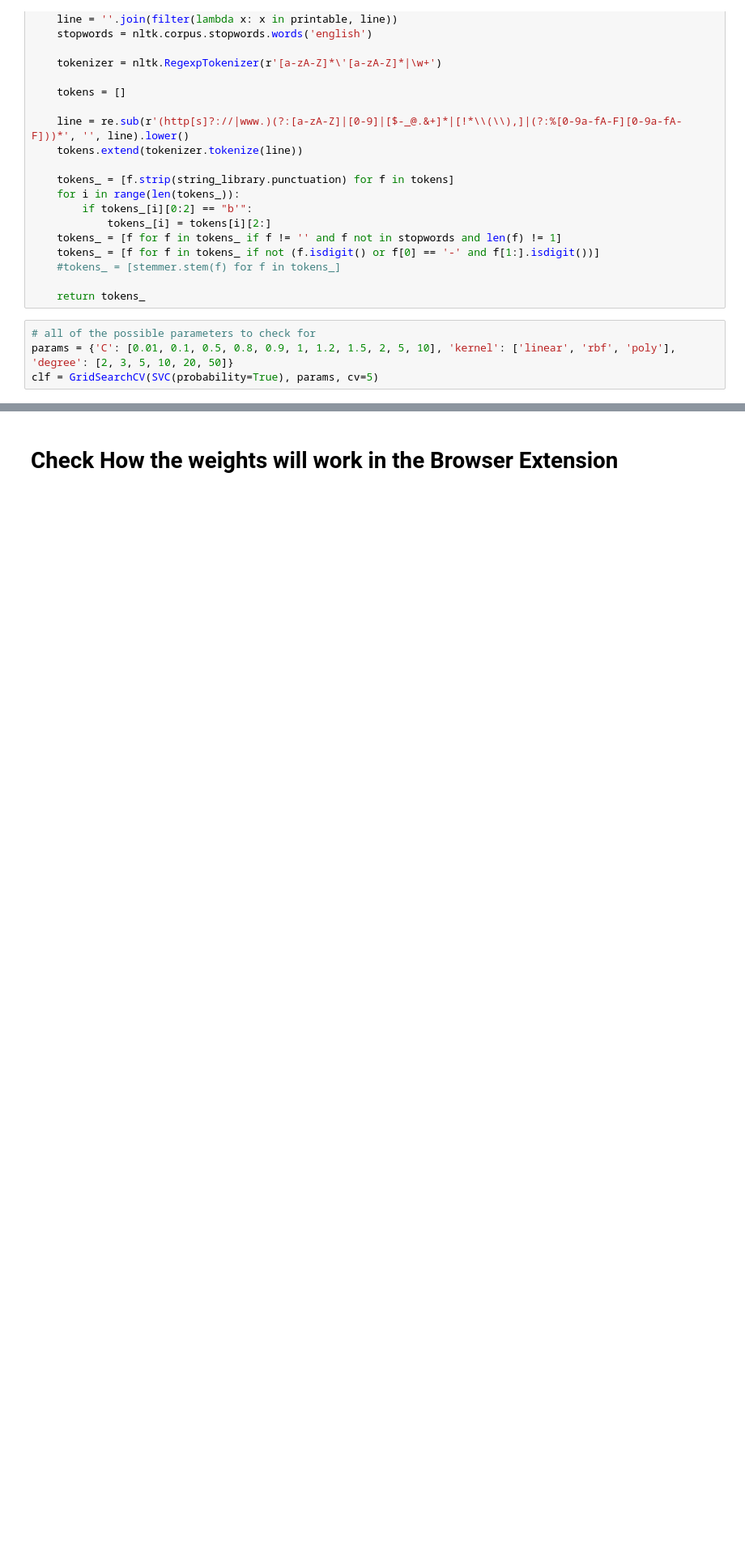
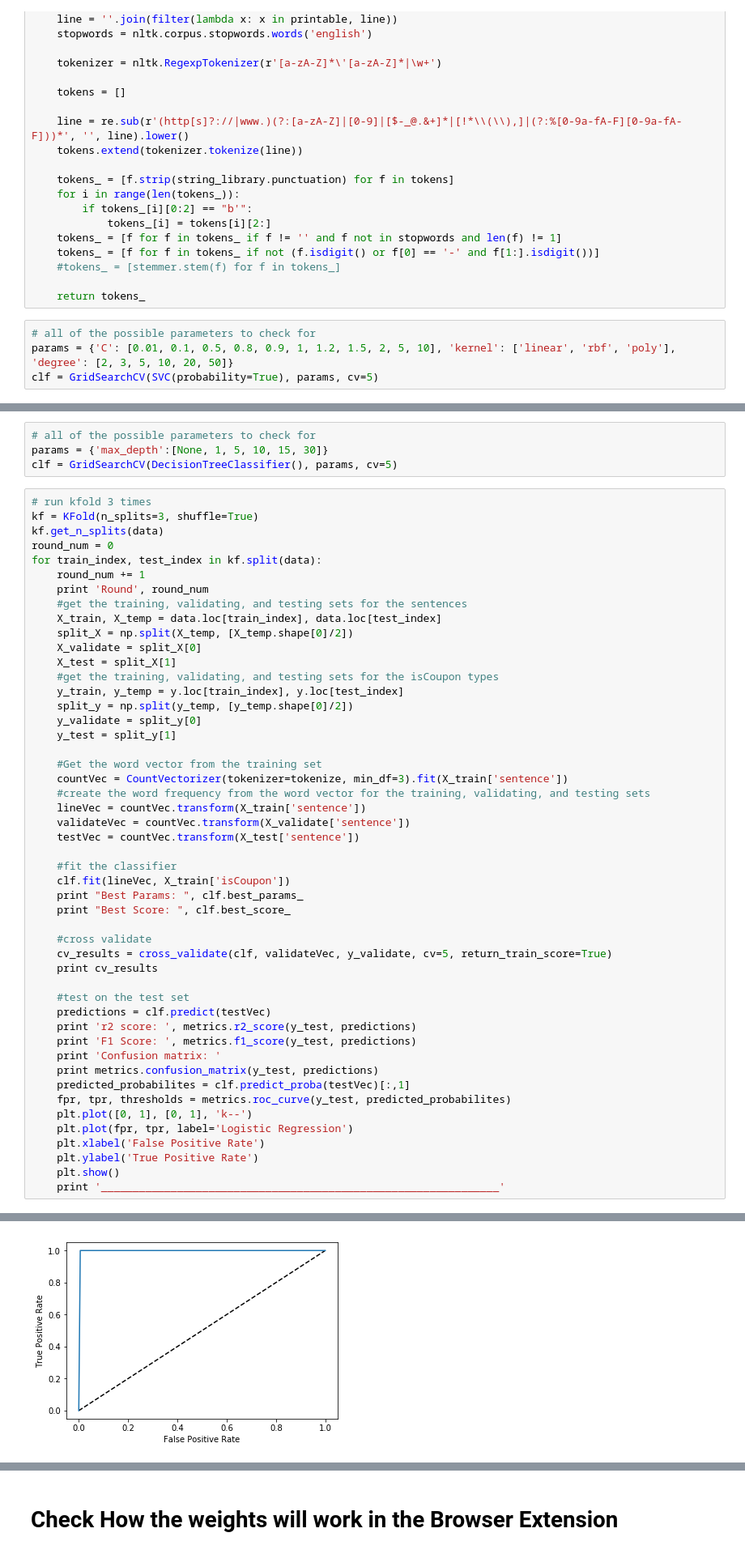
Before and after one commit to mike-swart/AdIntuition, a Jupyter notebook: data/classify.ipynb, the cells around one changed output, grey strips where cells are left out. Shown: that part at 81% size. Saved outputs shown, nothing was run; the diff lists cells and outputs as text; blank space fills up the shorter version.

```diff
--- a/data/classify.ipynb
+++ b/data/classify.ipynb
@@ -202,0 +297,54 @@ _______________________________________________________________
+# %%
+# all of the possible parameters to check for
+params = {'max_depth':[None, 1, 5, 10, 15, 30]}
+clf = GridSearchCV(DecisionTreeClassifier(), params, cv=5)
+# %%
+# run kfold 3 times
+kf = KFold(n_splits=3, shuffle=True)
+kf.get_n_splits(data)
+round_num = 0
+for train_index, test_index in kf.split(data):
+    round_num += 1
+    print 'Round', round_num
+    #get the training, validating, and testing sets for the sentences
+    X_train, X_temp = data.loc[train_index], data.loc[test_index]
+    split_X = np.split(X_temp, [X_temp.shape[0]/2])
+    X_validate = split_X[0]
+    X_test = split_X[1]
+    #get the training, validating, and testing sets for the isCoupon types
+    y_train, y_temp = y.loc[train_index], y.loc[test_index]
+    split_y = np.split(y_temp, [y_temp.shape[0]/2])
+    y_validate = split_y[0]
+    y_test = split_y[1]
+
+    #Get the word vector from the training set
+    countVec = CountVectorizer(tokenizer=tokenize, min_df=3).fit(X_train['sentence'])
+    #create the word frequency from the word vector for the training, validating, and testing sets
+    lineVec = countVec.transform(X_train['sentence'])
+    validateVec = countVec.transform(X_validate['sentence'])
+    testVec = countVec.transform(X_test['sentence'])
+
+    #fit the classifier
+    clf.fit(lineVec, X_train['isCoupon'])
+    print "Best Params: ", clf.best_params_
+    print "Best Score: ", clf.best_score_
+
+    #cross validate
+    cv_results = cross_validate(clf, validateVec, y_validate, cv=5, return_train_score=True)
+    print cv_results
+
+    #test on the test set
+    predictions = clf.predict(testVec)
+    print 'r2 score: ', metrics.r2_score(y_test, predictions)
+    print 'F1 Score: ', metrics.f1_score(y_test, predictions)
+    print 'Confusion matrix: '
+    print metrics.confusion_matrix(y_test, predictions)
+    predicted_probabilites = clf.predict_proba(testVec)[:,1]
+    fpr, tpr, thresholds = metrics.roc_curve(y_test, predicted_probabilites)
+    plt.plot([0, 1], [0, 1], 'k--')
+    plt.plot(fpr, tpr, label='Logistic Regression')
+    plt.xlabel('False Positive Rate')
+    plt.ylabel('True Positive Rate')
+    plt.show()
+    print '_______________________________________________________________'
+# %% [output]
@@ -202,0 +360 @@ _______________________________________________________________
+[figure, added]
```
Also changed, not shown: parts of 16 cells of this notebook.
